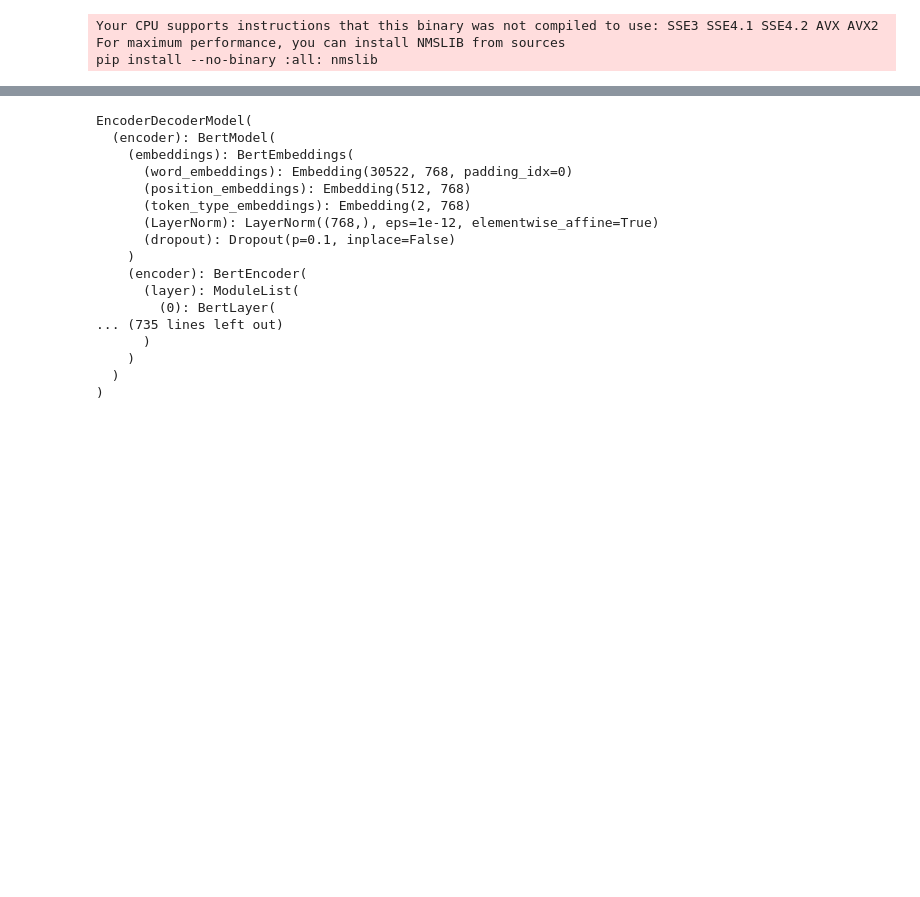
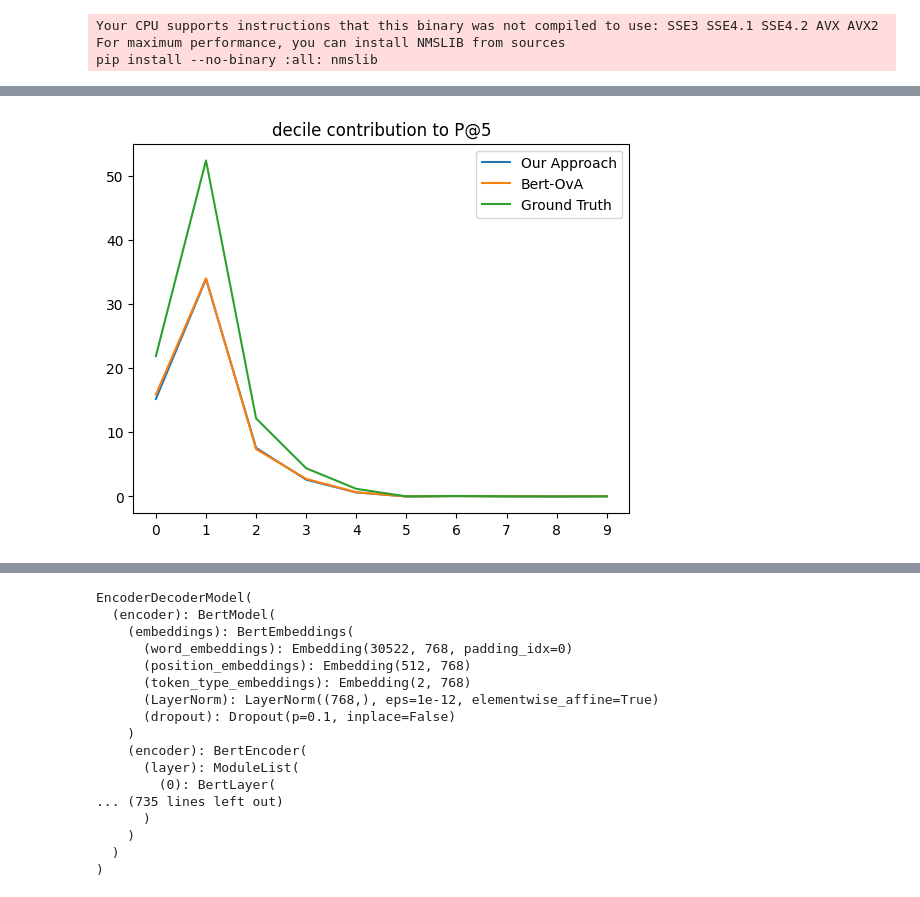
Before and after one commit to nilesh2797/NLP-project, a Jupyter notebook: seq2seq.ipynb, the cells around one changed output, grey strips where cells are left out. Cells and saved outputs as stored; diff of their text form; code cells hidden in the pictures; blank space fills up the shorter version.

```diff
--- a/seq2seq.ipynb
+++ b/seq2seq.ipynb
@@ -267,0 +473,4 @@ net.decoder.cls.predictions.decoder = nn.Linear(768, label_tokenizer.get_vocab_s
+# %%
+df = decileWisePVolume([(seq_score_mat, 'Our Approach'), (ova_score_mat, 'Bert-OvA'), (tst_X_Y, 'Ground Truth')])
+# %% [output]
+[figure, added]
```
Also changed, not shown: parts of 59 cells of this notebook, 35 other files.
